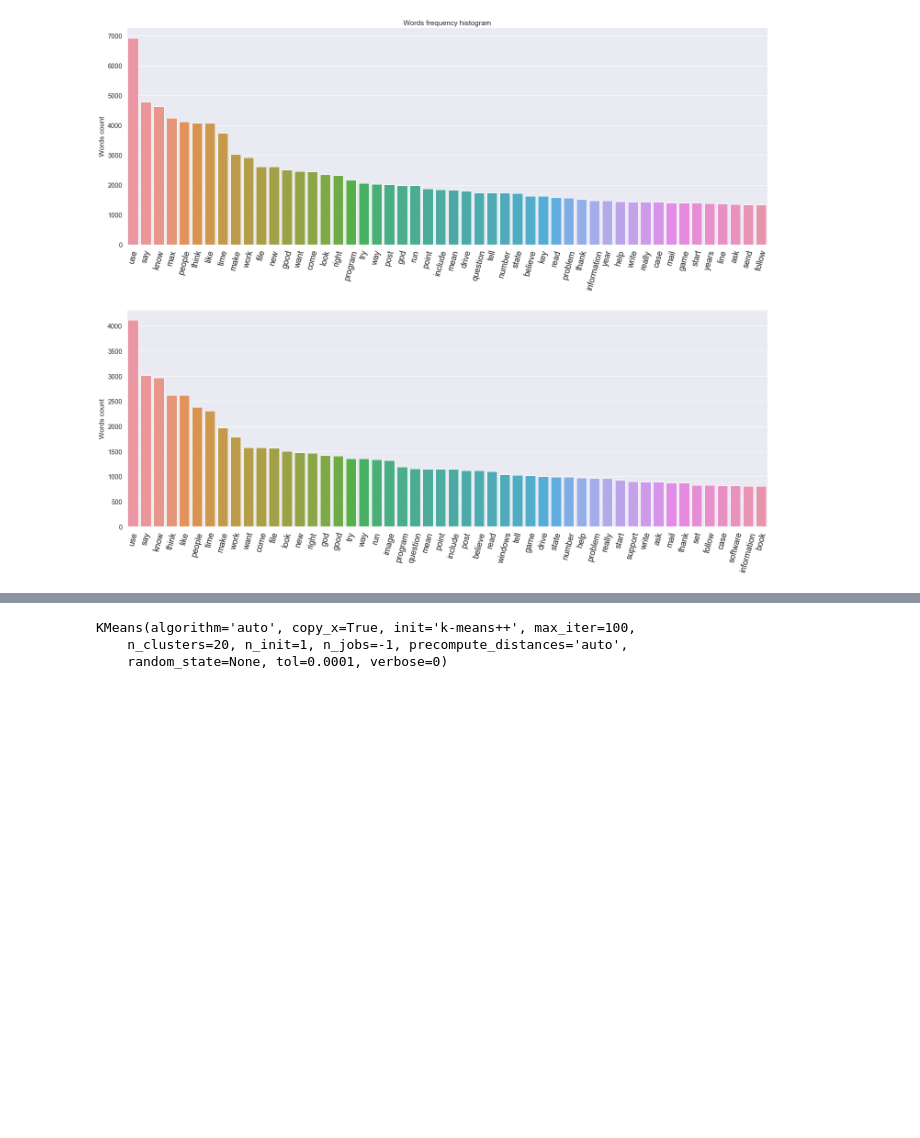
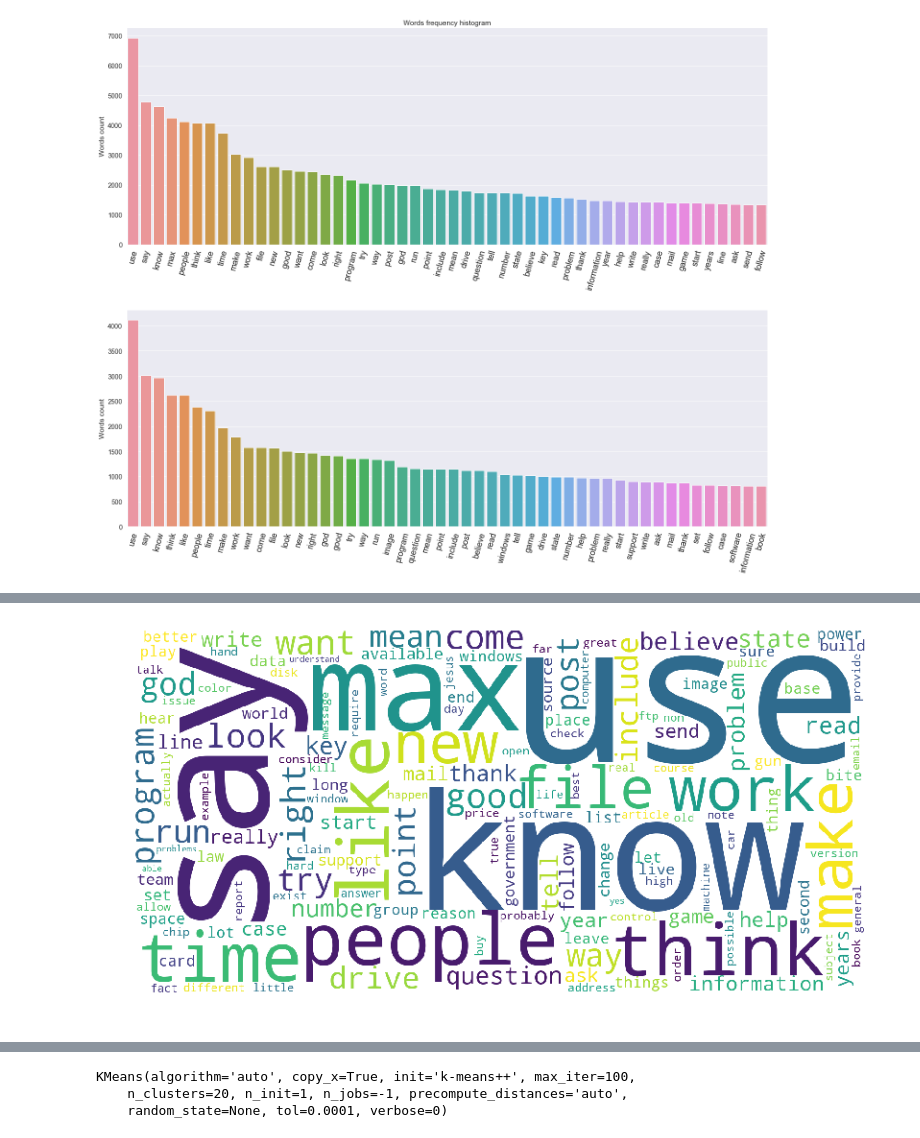
Before and after one commit to Espad/DS_5, a Jupyter notebook: Texts_Classification.ipynb, the cells around one changed output, grey strips where cells are left out. Cells and saved outputs as stored; diff of their text form; code cells hidden in the pictures; blank space fills up the shorter version.

```diff
--- a/Texts_Classification.ipynb
+++ b/Texts_Classification.ipynb
@@ -1067,6 +1077,6 @@ def get_top_n_words(corpus, n=None):
     return words_freq[:n]
 # %%
 %%time
-train_top_words = get_top_n_words(train_texts.data, n=50);
-test_top_words = get_top_n_words(test_texts.data, n=50);
+train_top_words = get_top_n_words(train_texts.data, n=150);
+test_top_words = get_top_n_words(test_texts.data, n=150);
 # %% [output]
@@ -1170,0 +1191,4 @@ train_top_words_test = dict(train_top_words)
+# %%
+create_wc(train_top_words_test,150)
+# %% [output]
+[figure, added]
```
Also changed, not shown: parts of 33 cells of this notebook.
